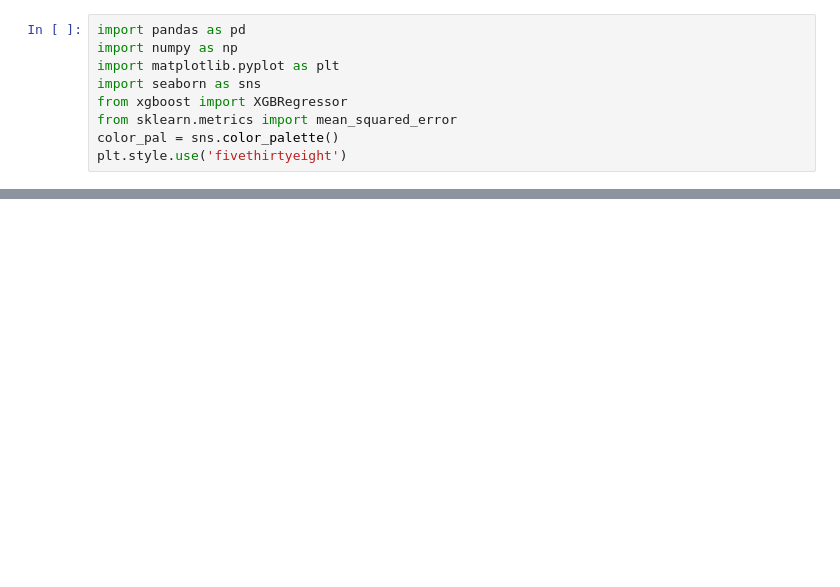
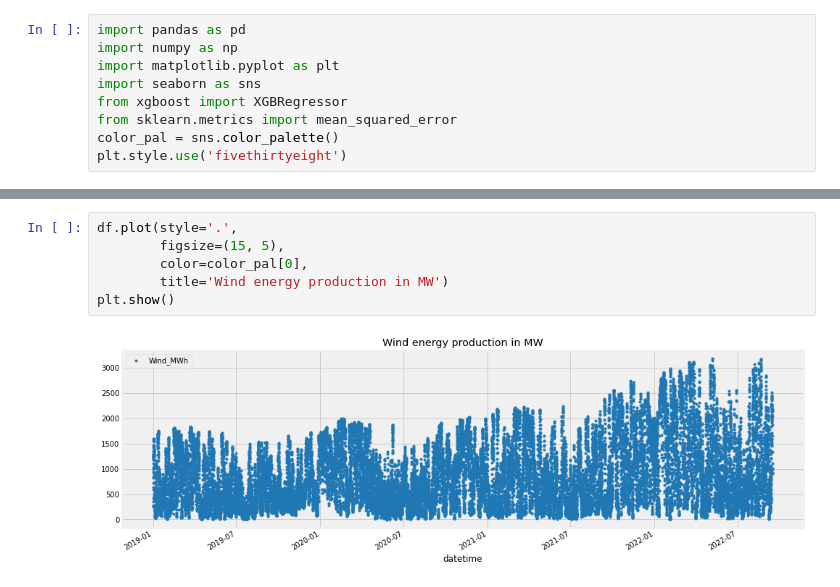
Before and after one commit to IDS-mini/electricity, a Jupyter notebook: data/tuulivoima_eda.ipynb, the cells around one changed output, grey strips where cells are left out. Saved outputs shown, nothing was run; the diff lists cells and outputs as text; blank space fills up the shorter version.

```diff
--- a/data/tuulivoima_eda.ipynb
+++ b/data/tuulivoima_eda.ipynb
@@ -20,0 +26,8 @@ df.head()
+# %%
+df.plot(style='.',
+        figsize=(15, 5),
+        color=color_pal[0],
+        title='Wind energy production in MW')
+plt.show()
+# %% [output]
+[figure, added]
```
Also changed, not shown: parts of 17 cells of this notebook.
